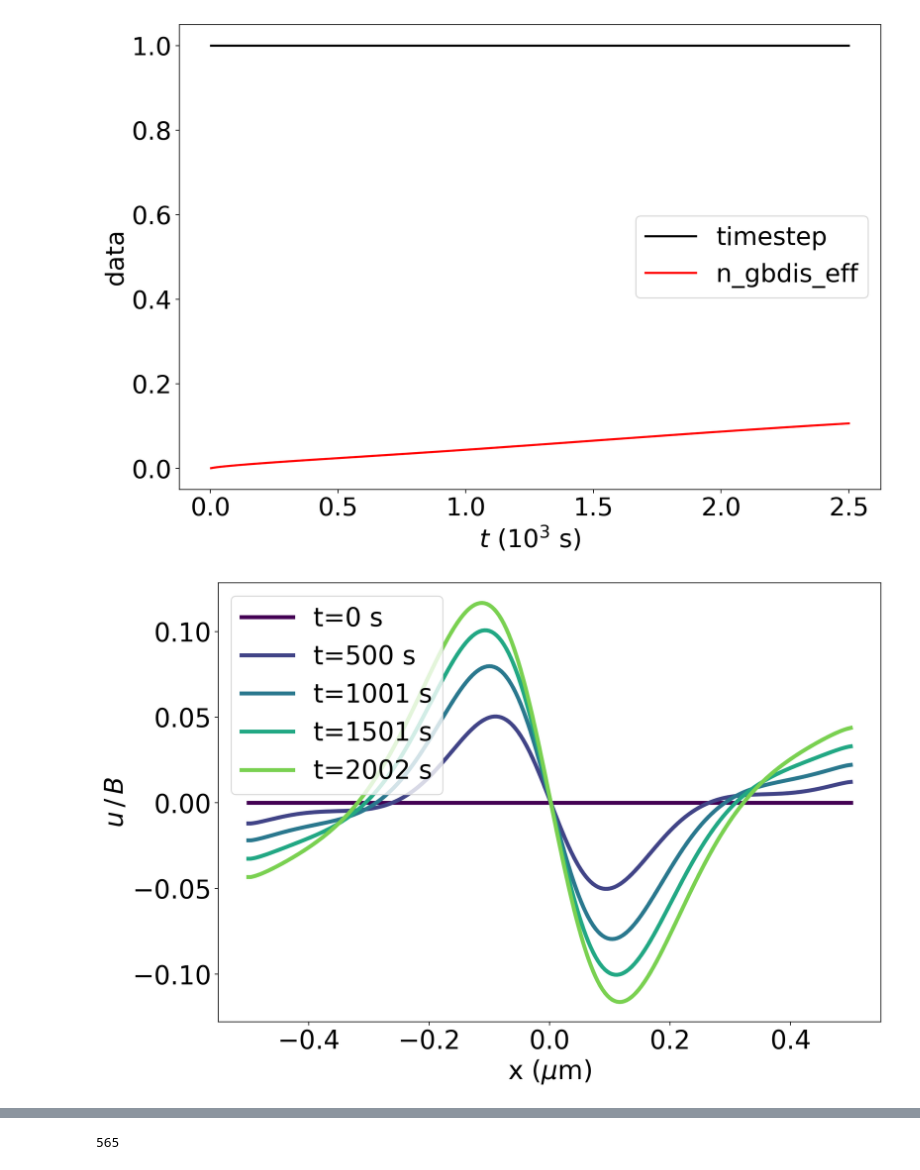
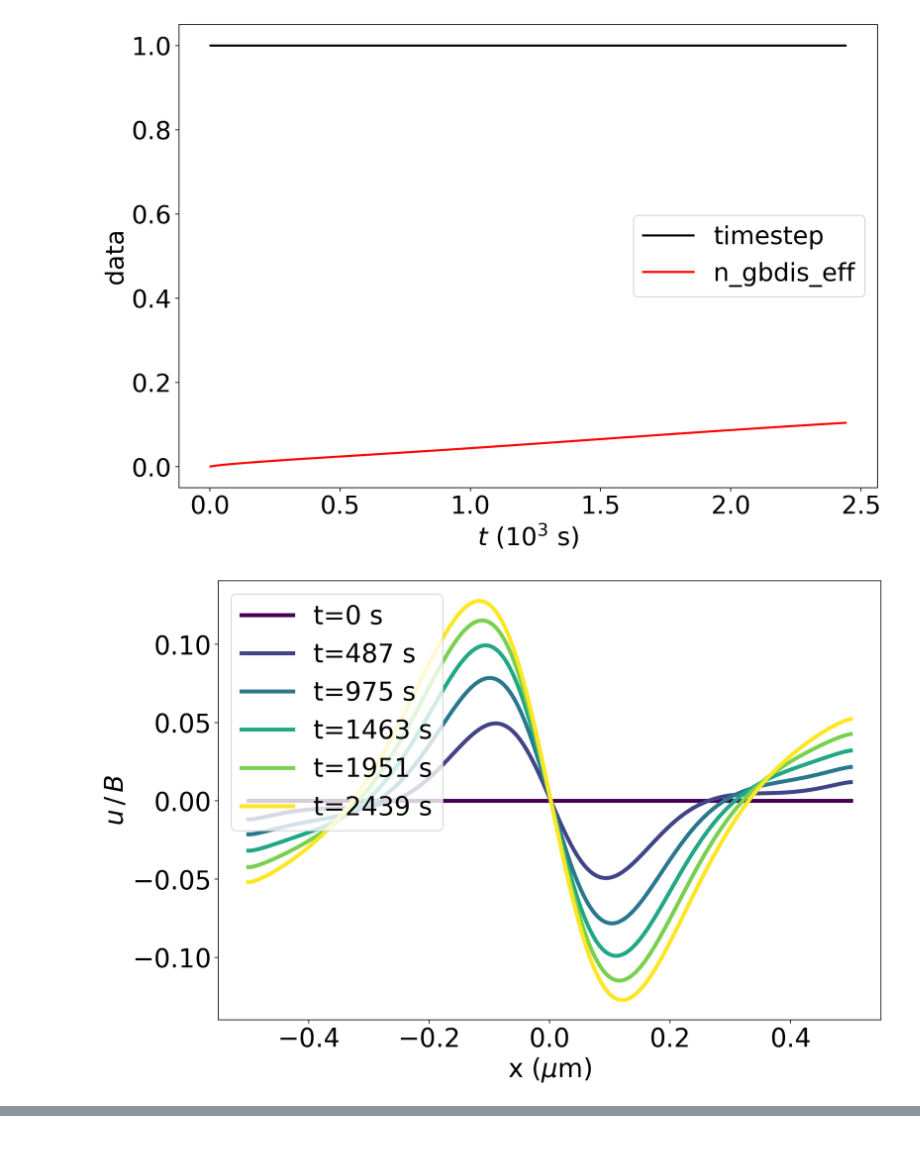
Before and after one commit to AHartmaier/pyLabDD, a Jupyter notebook: notebooks/gbdd_pu1_gbrelax.ipynb, the cells around one changed output, grey strips where cells are left out. Drawn from its saved outputs; the diff is of its cells as text; code cells hidden in the pictures; blank space fills up the shorter version.

```diff
--- a/notebooks/gbdd_pu1_gbrelax.ipynb
+++ b/notebooks/gbdd_pu1_gbrelax.ipynb
@@ -76,7 +89,7 @@ if ngbn % 2 == 0: ngbn += 1
 dtmax = 6.25e-7/delta**4  # value 1.e4 for delta=0.005, 50. for PU
 #grain_size = 1.0
 tfin = 2.5e9
-niter = 5_000_000
+niter = 1_000_000
 drag = 1.e6
 
 # run special simulation with 1 immobile dislocation in pile up with drag > 1.e5
@@ -86,7 +99,8 @@ gbdd = dd.GB_dislocations(temp=temp, tau0=tau0,
                    tfin=tfin, niter=niter,
                    dtmax=dtmax, drag=drag,
                    screenout=True)
-gbdd.run_sim()
+pud = np.ones(1)*0.5*gs
+gbdd.run_sim(pudis=pud)
 #gbdd.save_hdf5(f"pu1im_T{int(temp)}_H{int(gs*10)}_L{int(lgb*10)}.h5")
 gbdd.plot_time_series(['timestep', 'n_gbdis_eff'])
 #gbdd.plot_time_series('plastic_slip', fs=26, lw=3)
@@ -116,3 +130,3 @@ Set drag: 1000000.0
  Iteration, dt, ttot(s), max(bdot), sum(bfield), Npu, Nabs, max(y)     1000000   2441.4062499999991        2441.3964853515622        2.2363811756621769E-016   2.6061276997505269E-005           1       ...
-[figure, old version]
+[figure, new version]
-[figure, old version]
+[figure, new version]
@@ -120,7 +134,3 @@ Set drag: 1000000.0
-# %%
-gbdd.nout
-# %% [output]
-565
 # %%
 it = 400
 plt.rcParams["font.size"] = 16
```
Also changed, not shown: parts of 5 cells of this notebook, 2 other files.
